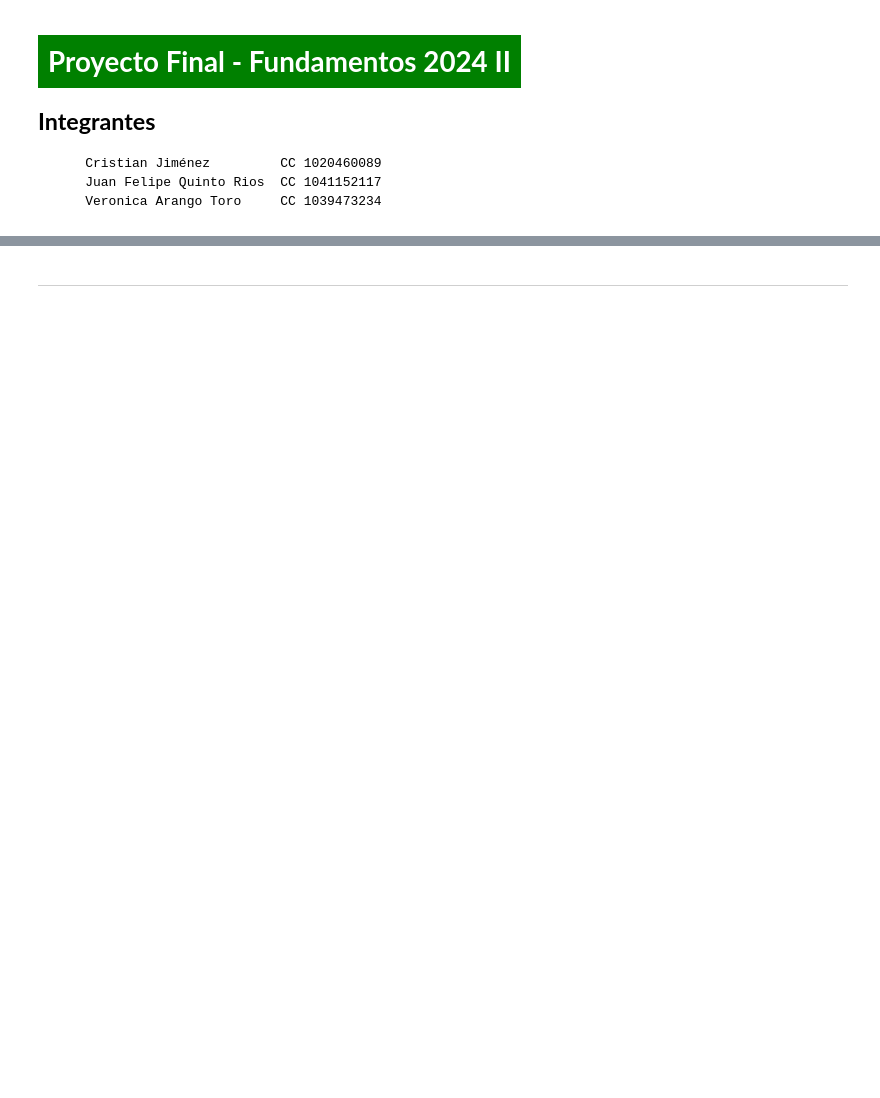
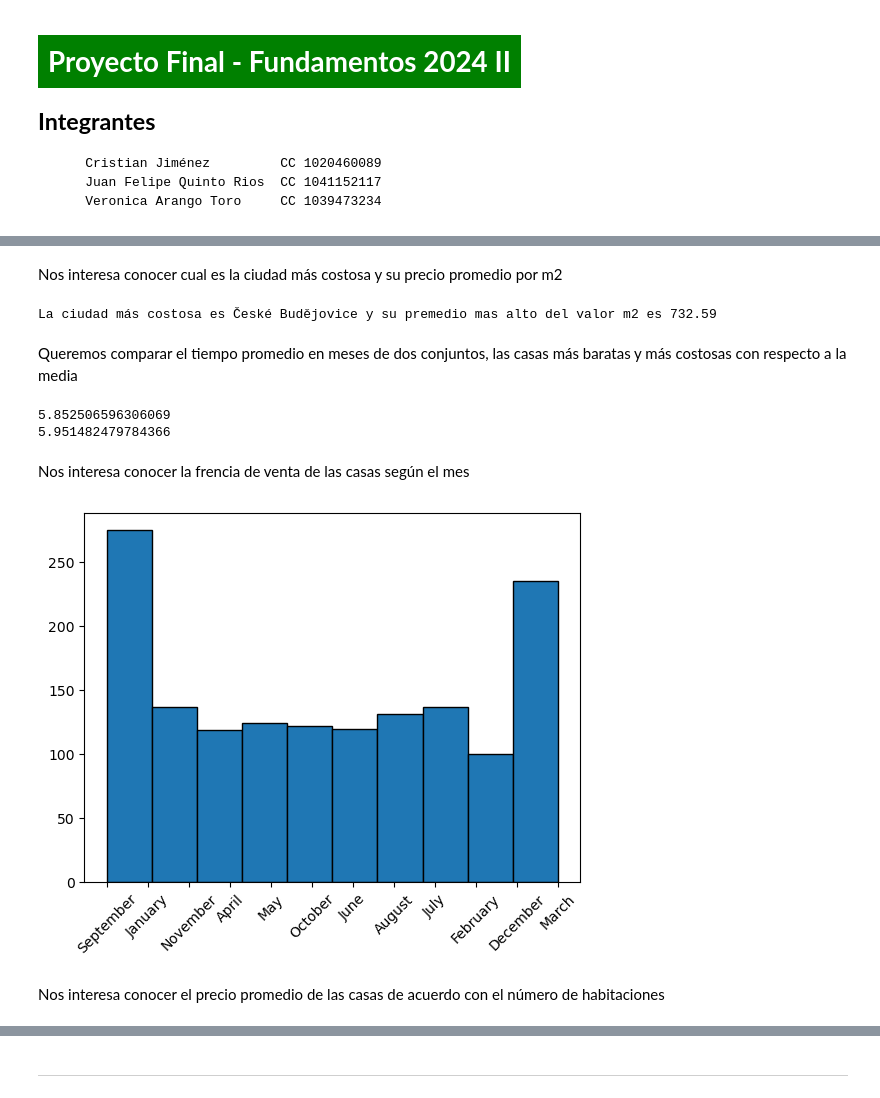
Before and after one commit to QuintoFelipe/Curso_Fundamentos, a Jupyter notebook: Trabajo final/Trabajo_final.ipynb, the cells around one changed output, grey strips where cells are left out. Drawn from its saved outputs; the diff is of its cells as text; code cells hidden in the pictures; blank space fills up the shorter version.

```diff
--- a/Trabajo final/Trabajo_final.ipynb
+++ b/Trabajo final/Trabajo_final.ipynb
@@ -63,0 +185,5 @@ missing_city
+# %%
+mean_months_listed = df_house_sales['months_listed'].mean().round(1)
+df_house_sales['months_listed'].fillna(mean_months_listed, inplace=True)
+
+df_house_sales.info()
@@ -63,0 +243,3 @@ missing_city
+# %%
+df_house_sales['price_m2'] = (df_house_sales['sale_price']/df_house_sales['area']).round(2)
+df_house_sales.head()
@@ -63,0 +253,34 @@ missing_city
+# %% [markdown]
+Nos interesa conocer cual es la ciudad más costosa y su precio promedio por m2
+# %%
+city_avg_price_m2 = df_house_sales.groupby('city')['price_m2'].mean()
+most_expensive = city_avg_price_m2.idxmax()
+highets_price = round(city_avg_price_m2.max(),2)
+
+print(f"La ciudad más costosa es {most_expensive} y su premedio mas alto del valor m2 es {highets_price}")
+# %% [output]
+La ciudad más costosa es České Budějovice y su premedio mas alto del valor m2 es 732.59
+# %% [markdown]
+Queremos comparar el tiempo promedio en meses de dos conjuntos, las casas más baratas y más costosas con respecto a la media
+# %%
+one = df_house_sales[df_house_sales['sale_price'] > df_house_sales.sale_price.mean()]
+two = df_house_sales[df_house_sales['sale_price'] < df_house_sales.sale_price.mean()]
+
+print(one.months_listed.mean())
+
+print(two.months_listed.mean())
+# %% [output]
+5.852506596306069
+5.951482479784366
+# %% [markdown]
+Nos interesa conocer la frencia de venta de las casas según el mes
+# %%
+import matplotlib.pyplot as plt
+df_house_sales['months'] = df_house_sales['sale_date'].dt.month_name()
+
+plt.hist(df_house_sales['months'], bins=10, edgecolor='black')
+plt.xticks(rotation=45);
+# %% [output]
+[figure, added]
+# %% [markdown]
+Nos interesa conocer el precio promedio de las casas de acuerdo con el número de habitaciones
```
Also changed, not shown: parts of 81 cells of this notebook.
